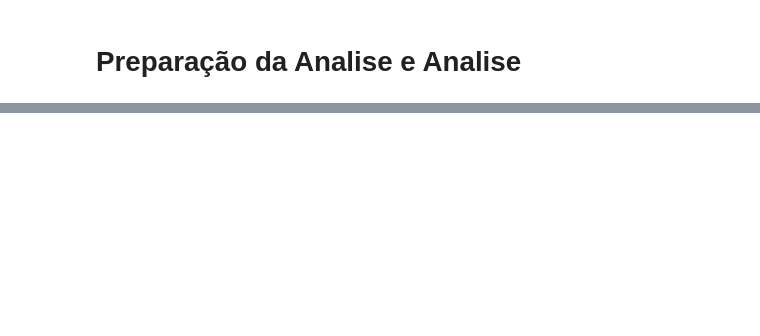
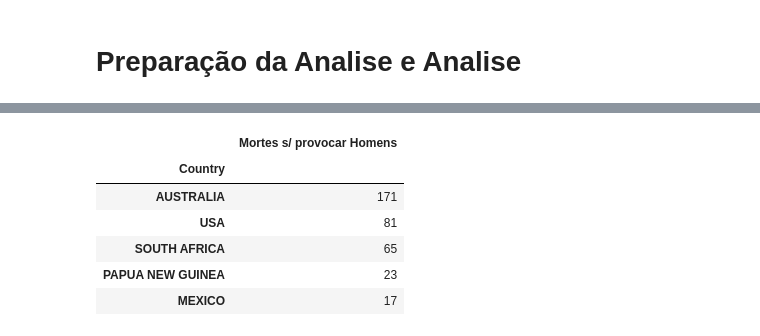
Before and after one commit to tomasgiannetti/Shark-Attack, a Jupyter notebook: Analysis.ipynb, the cells around one changed output, grey strips where cells are left out. Saved outputs shown, nothing was run; the diff lists cells and outputs as text; code cells hidden in the pictures; blank space fills up the shorter version.

```diff
--- a/Analysis.ipynb
+++ b/Analysis.ipynb
@@ -98,0 +93,10 @@ attacks
+# %%
+unpro_M.sort_values(by=('Mortes s/ provocar Homens'), ascending = False)[0:5]
+# %% [output]
+|  | Mortes s/ provocar Homens |
+| Country |  |
+| AUSTRALIA | 171 |
+| USA | 81 |
+| SOUTH AFRICA | 65 |
+| PAPUA NEW GUINEA | 23 |
+| MEXICO | 17 |
```
Also changed, not shown: parts of 15 cells of this notebook.
